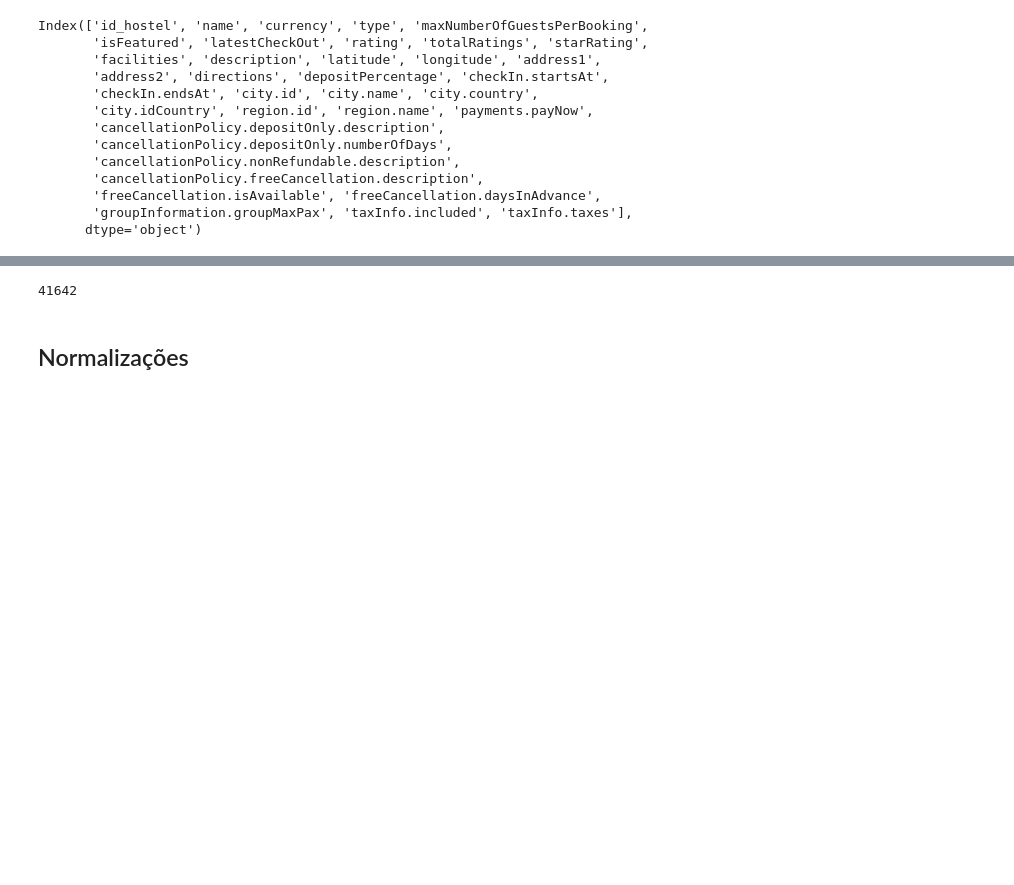
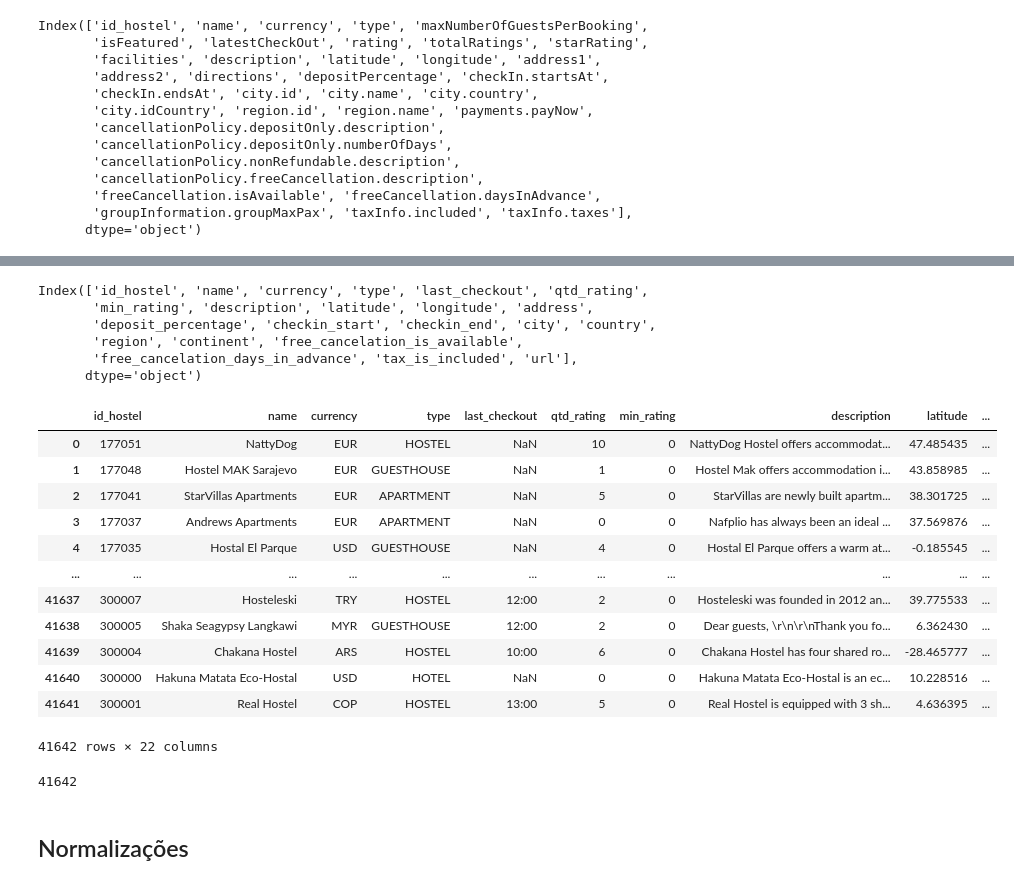
Before and after one commit to zThanael/hostels, a Jupyter notebook: etl_hostel.ipynb, the cells around one changed output, grey strips where cells are left out. Cells and saved outputs as stored; diff of their text form; code cells hidden in the pictures; blank space fills up the shorter version.

Commit message:
Inserção do DER e do campo de Continente

```diff
--- a/etl_hostel.ipynb
+++ b/etl_hostel.ipynb
@@ -77,9 +78,55 @@ df_insert = df.copy()
 # Remover coluna não usada
 df_insert.drop(columns = ['facilities'], inplace = True)
 # %%
-df_insert.to_sql('hostelworld_hostel', connection, if_exists='append',index = False, method = 'multi')
+#https://www.kaggle.com/datasets/hserdaraltan/countries-by-continent
+continentes = pd.read_csv('countryContinent.csv')
-# %% [output]
-41642
+# %%
+# Obter os continentes dos Países
+df_insert = pd.merge(
+    left = df_insert,
+    right = continentes,
+    left_on = 'country',
+    right_on = 'Country',
+    how = 'left'
+)
+# %%
+# Mover a posição dele
+df_insert.insert(17,'continent', df_insert['Continent'])
+
+# Remover as antigas colunas
+df_insert.drop(columns = ['Continent','Country'], inplace = True)
+# %%
+# Adicionar a URL
+df_insert['url'] = df_insert['id_hostel'].apply(lambda id_hostel: f"https://www.hostelworld.com/st/hostels/p/{id_hostel}/{id_hostel}")
+# %%
+df_insert.columns
+# %% [output]
+Index(['id_hostel', 'name', 'currency', 'type', 'last_checkout', 'qtd_rating',
+       'min_rating', 'description', 'latitude', 'longitude', 'address',
+       'deposit_percentage', 'checkin_start', 'checkin_end', 'city', 'country',
+       'region', 'continent', 'free_cancelation_is_available',
+       'free_cancelation_days_in_advance', 'tax_is_included', 'url'],
+      dtype='object')
+# %%
+df_insert
+# %% [output]
+|  | id_hostel | name | currency | type | last_checkout | qtd_rating | min_rating | description | latitude | ... |
+| 0 | 177051 | NattyDog | EUR | HOSTEL | NaN | 10 | 0 | NattyDog Hostel offers accommodat... | 47.485435 | ... |
+| 1 | 177048 | Hostel MAK Sarajevo | EUR | GUESTHOUSE | NaN | 1 | 0 | Hostel Mak offers accommodation i... | 43.858985 | ... |
+| 2 | 177041 | StarVillas Apartments | EUR | APARTMENT | NaN | 5 | 0 | StarVillas are newly built apartm... | 38.301725 | ... |
+| 3 | 177037 | Andrews Apartments | EUR | APARTMENT | NaN | 0 | 0 | Nafplio has always been an ideal ... | 37.569876 | ... |
+| 4 | 177035 | Hostal El Parque | USD | GUESTHOUSE | NaN | 4 | 0 | Hostal El Parque offers a warm at... | -0.185545 | ... |
+| ... | ... | ... | ... | ... | ... | ... | ... | ... | ... | ... |
+| 41637 | 300007 | Hosteleski | TRY | HOSTEL | 12:00 | 2 | 0 | Hosteleski was founded in 2012 an... | 39.775533 | ... |
+| 41638 | 300005 | Shaka Seagypsy Langkawi | MYR | GUESTHOUSE | 12:00 | 2 | 0 | Dear guests, \r\n\r\nThank you fo... | 6.362430 | ... |
+| 41639 | 300004 | Chakana Hostel | ARS | HOSTEL | 10:00 | 6 | 0 | Chakana Hostel has four shared ro... | -28.465777 | ... |
+| 41640 | 300000 | Hakuna Matata Eco-Hostal | USD | HOTEL | NaN | 0 | 0 | Hakuna Matata Eco-Hostal is an ec... | 10.228516 | ... |
+| 41641 | 300001 | Real Hostel | COP | HOSTEL | 13:00 | 5 | 0 | Real Hostel is equipped with 3 sh... | 4.636395 | ... |
+41642 rows × 22 columns
+# %%
+df_insert.to_sql('hostelworld_hostel', connection, if_exists='replace',index = False, method = 'multi')
+# %% [output]
+41642
 # %% [markdown]
 ## Normalizações
 # %% [markdown]
```
Also changed, not shown: parts of 2 cells of this notebook, 3 other files.
